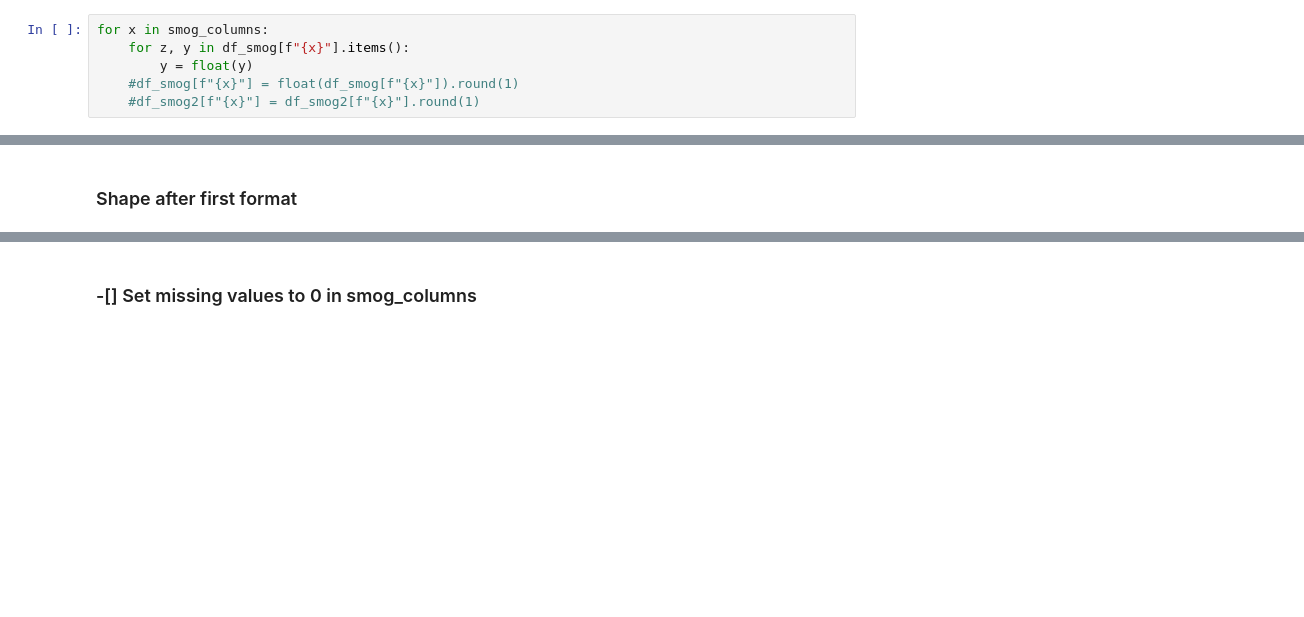
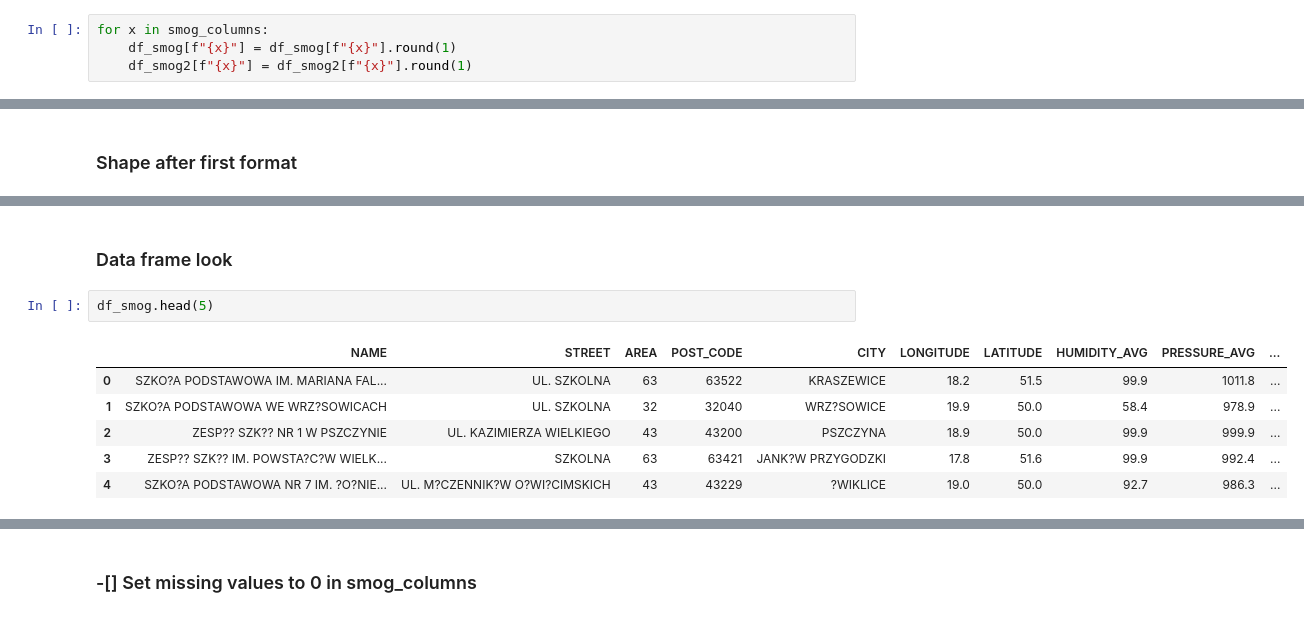
Before and after one commit to Kwadivald/Analiza, a Jupyter notebook: scripts/smog_raw.ipynb, the cells around one changed output, grey strips where cells are left out. Cells and saved outputs as stored; diff of their text form; blank space fills up the shorter version.

```diff
--- a/scripts/smog_raw.ipynb
+++ b/scripts/smog_raw.ipynb
@@ -99,9 +204,7 @@ df_smog.describe
 # %%
 for x in smog_columns:
-    for z, y in df_smog[f"{x}"].items():
-        y = float(y)
-    #df_smog[f"{x}"] = float(df_smog[f"{x}"]).round(1)
-    #df_smog2[f"{x}"] = df_smog2[f"{x}"].round(1)
+    df_smog[f"{x}"] = df_smog[f"{x}"].round(1)
+    df_smog2[f"{x}"] = df_smog2[f"{x}"].round(1)
 # %% [markdown]
 ### Strip '-' from post code
 # %%
@@ -120,0 +242,11 @@ df_smog2.shape
+# %% [markdown]
+### Data frame look
+# %%
+df_smog.head(5)
+# %% [output]
+|  | NAME | STREET | AREA | POST_CODE | CITY | LONGITUDE | LATITUDE | HUMIDITY_AVG | PRESSURE_AVG | ... |
+| 0 | SZKO?A PODSTAWOWA IM. MARIANA FAL... | UL. SZKOLNA | 63 | 63522 | KRASZEWICE | 18.2 | 51.5 | 99.9 | 1011.8 | ... |
+| 1 | SZKO?A PODSTAWOWA WE WRZ?SOWICACH | UL. SZKOLNA | 32 | 32040 | WRZ?SOWICE | 19.9 | 50.0 | 58.4 | 978.9 | ... |
+| 2 | ZESP?? SZK?? NR 1 W PSZCZYNIE | UL. KAZIMIERZA WIELKIEGO | 43 | 43200 | PSZCZYNA | 18.9 | 50.0 | 99.9 | 999.9 | ... |
+| 3 | ZESP?? SZK?? IM. POWSTA?C?W WIELK... | SZKOLNA | 63 | 63421 | JANK?W PRZYGODZKI | 17.8 | 51.6 | 99.9 | 992.4 | ... |
+| 4 | SZKO?A PODSTAWOWA NR 7 IM. ?O?NIE... | UL. M?CZENNIK?W O?WI?CIMSKICH | 43 | 43229 | ?WIKLICE | 19.0 | 50.0 | 92.7 | 986.3 | ... |
```
Also changed, not shown: parts of 27 cells of this notebook.
